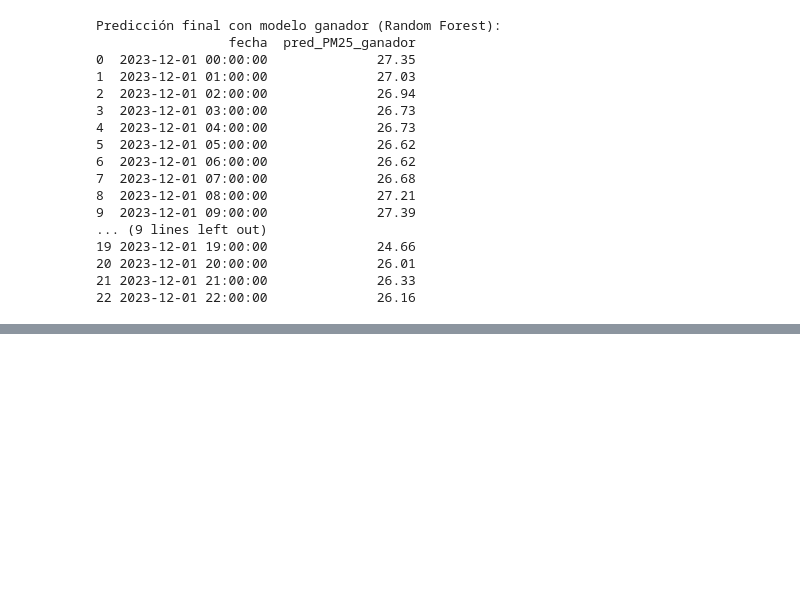
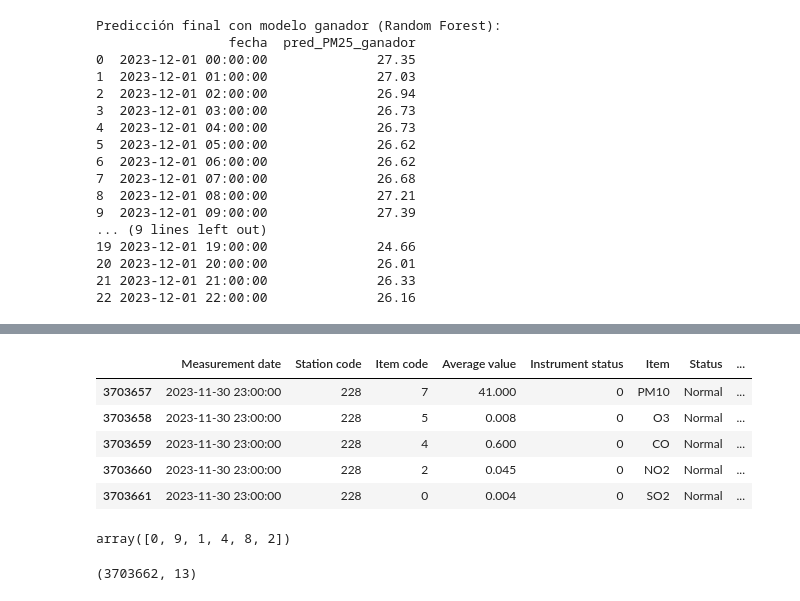
Before and after one commit to carlosgomezagrafojo/pollution-data, a Jupyter notebook: proyect_contaminacion.ipynb, the cells around one changed output, grey strips where cells are left out. Drawn from its saved outputs; the diff is of its cells as text; code cells hidden in the pictures; blank space fills up the shorter version.

```diff
--- a/proyect_contaminacion.ipynb
+++ b/proyect_contaminacion.ipynb
@@ -3423,0 +3458,20 @@ Predicción final con modelo ganador (Random Forest):
+# %%
+# ultimos registros
+df_instrument.tail()
+# %% [output]
+|  | Measurement date | Station code | Item code | Average value | Instrument status | Item | Status | ... |
+| 3703657 | 2023-11-30 23:00:00 | 228 | 7 | 41.000 | 0 | PM10 | Normal | ... |
+| 3703658 | 2023-11-30 23:00:00 | 228 | 5 | 0.008 | 0 | O3 | Normal | ... |
+| 3703659 | 2023-11-30 23:00:00 | 228 | 4 | 0.600 | 0 | CO | Normal | ... |
+| 3703660 | 2023-11-30 23:00:00 | 228 | 2 | 0.045 | 0 | NO2 | Normal | ... |
+| 3703661 | 2023-11-30 23:00:00 | 228 | 0 | 0.004 | 0 | SO2 | Normal | ... |
+# %%
+# valores de la columna Instrument status
+df_instrument['Instrument status'].unique()
+# %% [output]
+array([0, 9, 1, 4, 8, 2])
+# %%
+# tamaño del df_instrument
+df_instrument.shape
+# %% [output]
+(3703662, 13)
```
Also changed, not shown: parts of 17 cells of this notebook.
